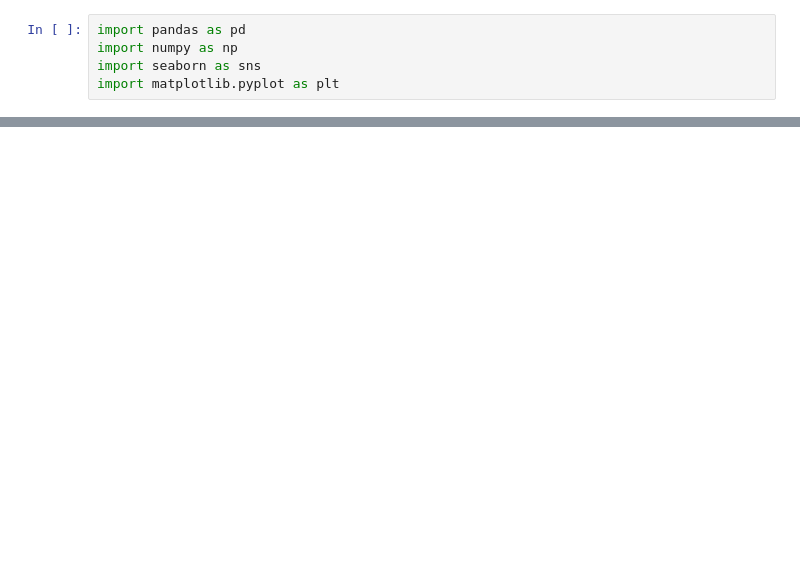
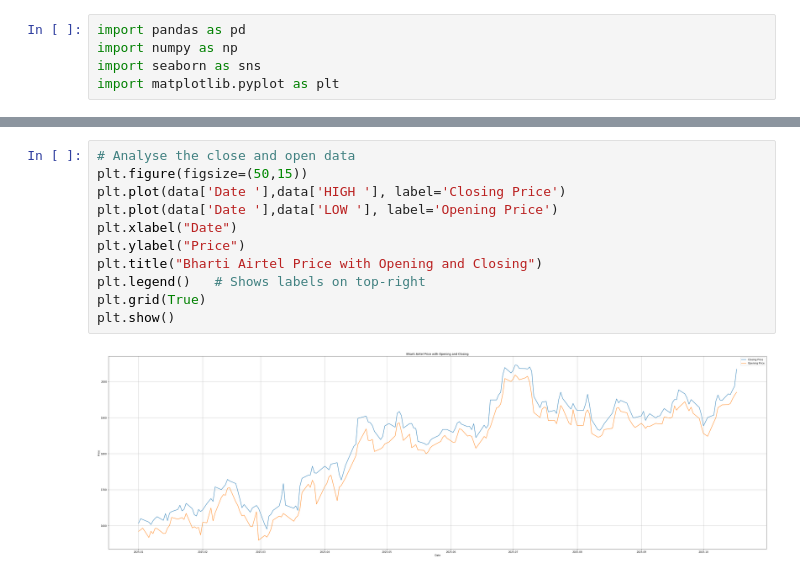
Before and after one commit to Rajshekokar3/Stock-Market-AI, a Jupyter notebook: notebooks/data_collection.ipynb, the cells around one changed output, grey strips where cells are left out. Drawn from its saved outputs; the diff is of its cells as text; blank space fills up the shorter version.

```diff
--- a/notebooks/data_collection.ipynb
+++ b/notebooks/data_collection.ipynb
@@ -24,0 +101,13 @@ data.tail()
+# %%
+# Analyse the close and open data
+plt.figure(figsize=(50,15))
+plt.plot(data['Date '],data['HIGH '], label='Closing Price')
+plt.plot(data['Date '],data['LOW '], label='Opening Price')
+plt.xlabel("Date")
+plt.ylabel("Price")
+plt.title("Bharti Airtel Price with Opening and Closing")
+plt.legend()   # Shows labels on top-right
+plt.grid(True)
+plt.show()
+# %% [output]
+[figure, added]
```
Also changed, not shown: parts of 6 cells of this notebook.
